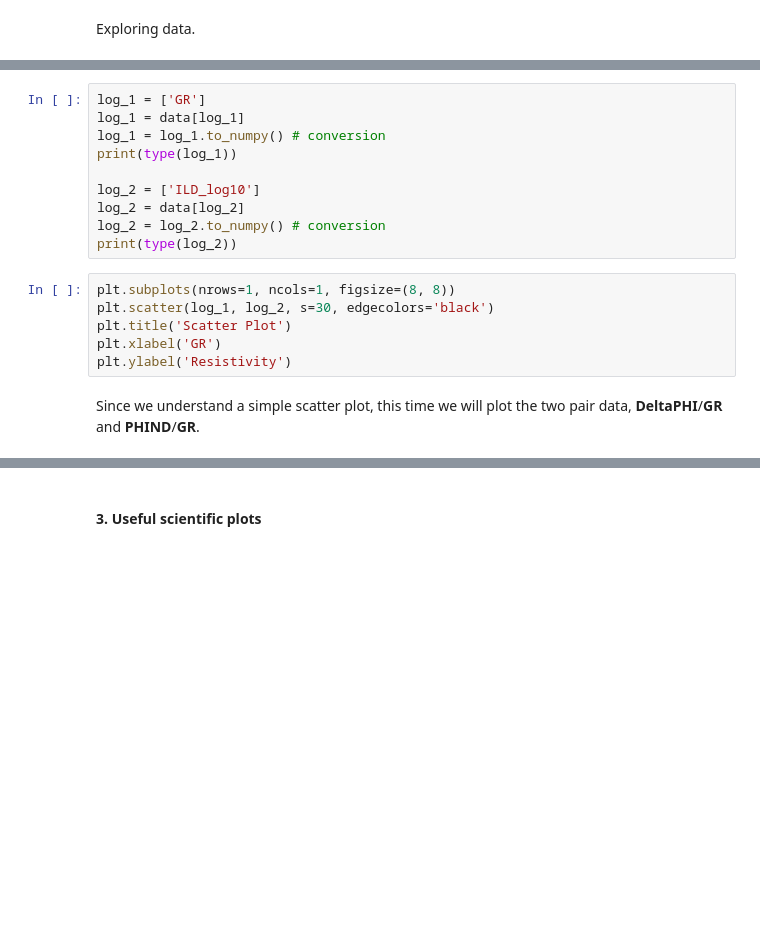
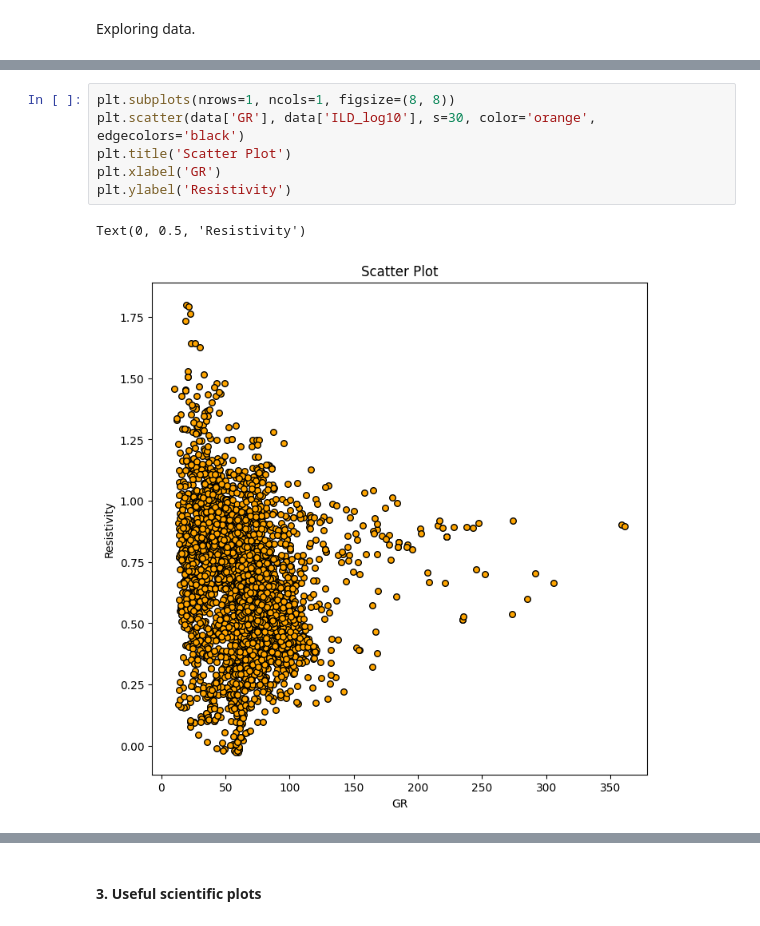
Before and after one commit to TrellixVulnTeam/ML_22_NY75, a Jupyter notebook: 08_data_visualization.ipynb, the cells around one changed output, grey strips where cells are left out. Drawn from its saved outputs; the diff is of its cells as text; blank space fills up the shorter version.

```diff
--- a/08_data_visualization.ipynb
+++ b/08_data_visualization.ipynb
@@ -72,18 +105,9 @@ print(well_names)
-# %%
-log_1 = ['GR']
-log_1 = data[log_1]
-log_1 = log_1.to_numpy() # conversion
-print(type(log_1))
-
-log_2 = ['ILD_log10']
-log_2 = data[log_2]
-log_2 = log_2.to_numpy() # conversion
-print(type(log_2))
 # %%
 plt.subplots(nrows=1, ncols=1, figsize=(8, 8))
-plt.scatter(log_1, log_2, s=30, edgecolors='black')
+plt.scatter(data['GR'], data['ILD_log10'], s=30, color='orange', edgecolors='black')
 plt.title('Scatter Plot')
 plt.xlabel('GR')
 plt.ylabel('Resistivity')
+# %% [output]
+Text(0, 0.5, 'Resistivity')
+[figure, added]
-# %% [markdown]
-Since we understand a simple scatter plot, this time we will plot the two pair data, **DeltaPHI**/**GR** and **PHIND**/**GR**.
```
Also changed, not shown: parts of 14 cells of this notebook, 2 other files.
